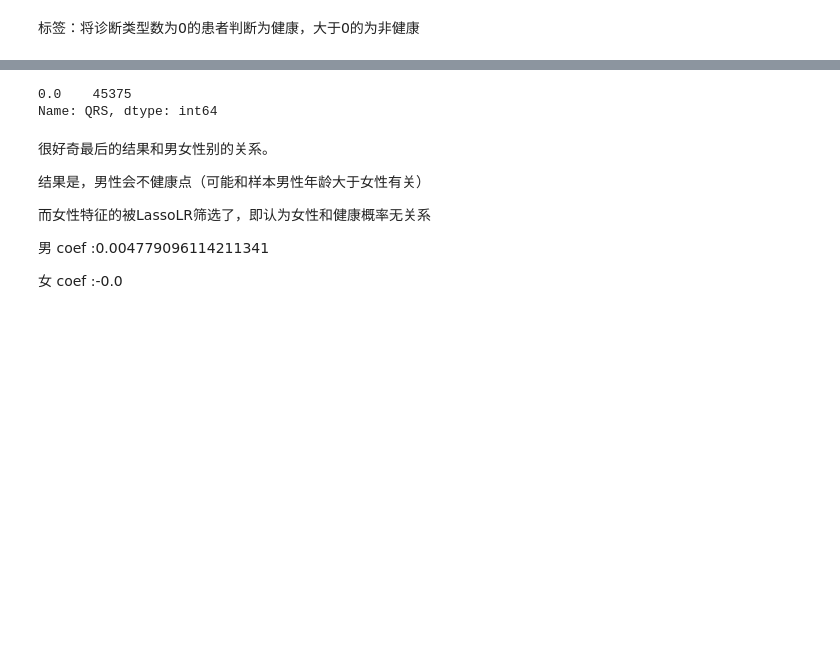
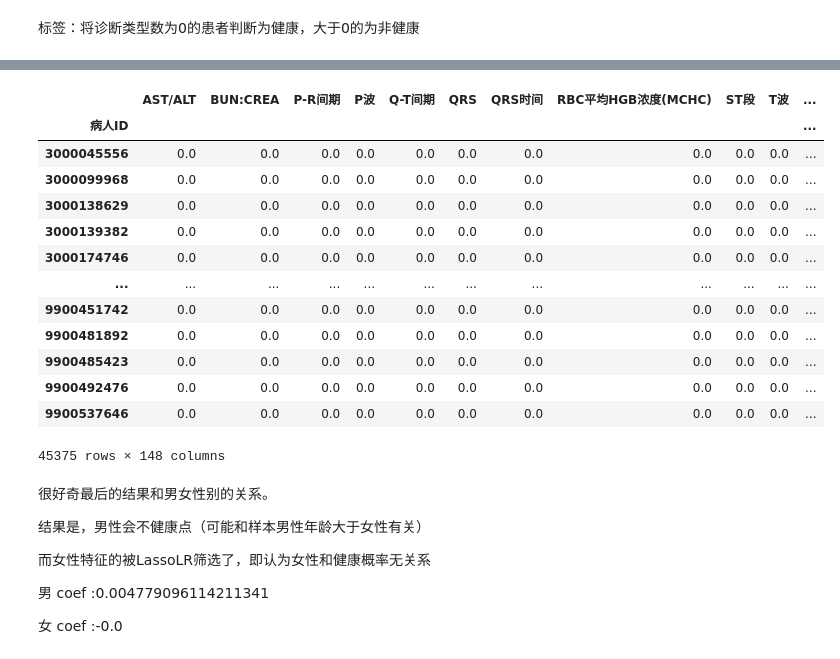
Before and after one commit to LeenField/JupyterHub, a Jupyter notebook: check_diag.ipynb, the cells around one changed output, grey strips where cells are left out. Cells and saved outputs as stored; diff of their text form; code cells hidden in the pictures; blank space fills up the shorter version.

```diff
--- a/check_diag.ipynb
+++ b/check_diag.ipynb
@@ -479,7 +447,7 @@ combined_temp.loc[:, '心率值'] = count_est.fit_transform(heart_dummies)
 # gender_mat
 # combined_temp = pd.concat([combined_temp, gender_mat], axis=1)
 # # dummies
-# gender_bin = pd.get_dummies(combined_temp['性别'])
+gender_bin = pd.get_dummies(combined_temp['性别'])
 # gender_bin.rename(columns={0:'男', 1:'女'}, inplace=True)
 combined_temp = pd.concat([combined_temp, gender_bin], axis=1)
 combined_temp
@@ -702,8 +670,63 @@ Name: label, dtype: int64
+# %%
+items = train_x.columns[:-4]
+floor_train = np.floor(train_input)
+#  全部取 整数部分
+# floor_train = train_x.copy()
+# 对数据清洗 ，针对不同的情况 ： 正常、低、高进行dummies处理
+for item in items:
+#     floor_train.loc[:, item].value_counts()
+#  Series.index .values
+#     floor_train.loc[:, item].value_counts()
+    index = floor_train.loc[:, item].value_counts().index
+    index = list(index)
+    if len(index) == 0 or len(index) > 4 :
+        continue
+    elif index == [0, 4]:
+        floor_train[item] = np.where(floor_train[item] == 4, 1, 0)
+    elif index == [0, 2, 4]:
+        floor_train[item] = np.where(floor_train[item] == 4, 2, floor_train[item])
+
+        floor_train[item] = np.where(floor_train[item] == 2, 1, 0)
+
+    elif index == [0, 1, 2, 4]:
+        floor_train[item] = np.where(floor_train[item] == 4, 2, floor_train[item])
+
+        bins = pd.get_dummies(floor_train[item])
+        bins.rename(columns={0: item+'_正常', 1: item+'_低', 2: item+'_高'}, inplace=True)
+        floor_train = pd.concat([floor_train, bins], axis=1)
+
+        floor_train = floor_train.drop(columns = [item])
+    elif index == [0, 1, 2]:
+        bins = pd.get_dummies(floor_train[item])
+        bins.rename(columns={0: item+'_正常', 1: item+'_低', 2: item+'_高'}, inplace=True)
+        floor_train = pd.concat([floor_train, bins], axis=1)
+
+        floor_train = floor_train.drop(columns = [item])
+
+# gender_bin = pd.get_dummies(combined_temp['性别'])
+# gender_bin.rename(columns={0:'男', 1:'女'}, inplace=True)
+# combined_temp = pd.concat([combined_temp, gender_bin], axis=1)
+
+# combined_temp = combined_temp.drop(columns=['性别'])
+# %%
+floor_train
+# %% [output]
+|  | AST/ALT | BUN:CREA | P-R间期 | P波 | Q-T间期 | QRS | QRS时间 | RBC平均HGB浓度(MCHC) | ST段 | T波 | ... |
+| 病人ID |  |  |  |  |  |  |  |  |  |  | ... |
+| 3000045556 | 0.0 | 0.0 | 0.0 | 0.0 | 0.0 | 0.0 | 0.0 | 0.0 | 0.0 | 0.0 | ... |
+| 3000099968 | 0.0 | 0.0 | 0.0 | 0.0 | 0.0 | 0.0 | 0.0 | 0.0 | 0.0 | 0.0 | ... |
+| 3000138629 | 0.0 | 0.0 | 0.0 | 0.0 | 0.0 | 0.0 | 0.0 | 0.0 | 0.0 | 0.0 | ... |
+| 3000139382 | 0.0 | 0.0 | 0.0 | 0.0 | 0.0 | 0.0 | 0.0 | 0.0 | 0.0 | 0.0 | ... |
+| 3000174746 | 0.0 | 0.0 | 0.0 | 0.0 | 0.0 | 0.0 | 0.0 | 0.0 | 0.0 | 0.0 | ... |
+| ... | ... | ... | ... | ... | ... | ... | ... | ... | ... | ... | ... |
+| 9900451742 | 0.0 | 0.0 | 0.0 | 0.0 | 0.0 | 0.0 | 0.0 | 0.0 | 0.0 | 0.0 | ... |
+| 9900481892 | 0.0 | 0.0 | 0.0 | 0.0 | 0.0 | 0.0 | 0.0 | 0.0 | 0.0 | 0.0 | ... |
+| 9900485423 | 0.0 | 0.0 | 0.0 | 0.0 | 0.0 | 0.0 | 0.0 | 0.0 | 0.0 | 0.0 | ... |
+| 9900492476 | 0.0 | 0.0 | 0.0 | 0.0 | 0.0 | 0.0 | 0.0 | 0.0 | 0.0 | 0.0 | ... |
+| 9900537646 | 0.0 | 0.0 | 0.0 | 0.0 | 0.0 | 0.0 | 0.0 | 0.0 | 0.0 | 0.0 | ... |
+45375 rows × 148 columns
 # %%
 train_input['QRS'].value_counts()
-# %% [output]
-0.0    45375
-Name: QRS, dtype: int64
 # %% [markdown]
 很好奇最后的结果和男女性别的关系。
 
```
Also changed, not shown: parts of 9 cells of this notebook, 17 other files.
